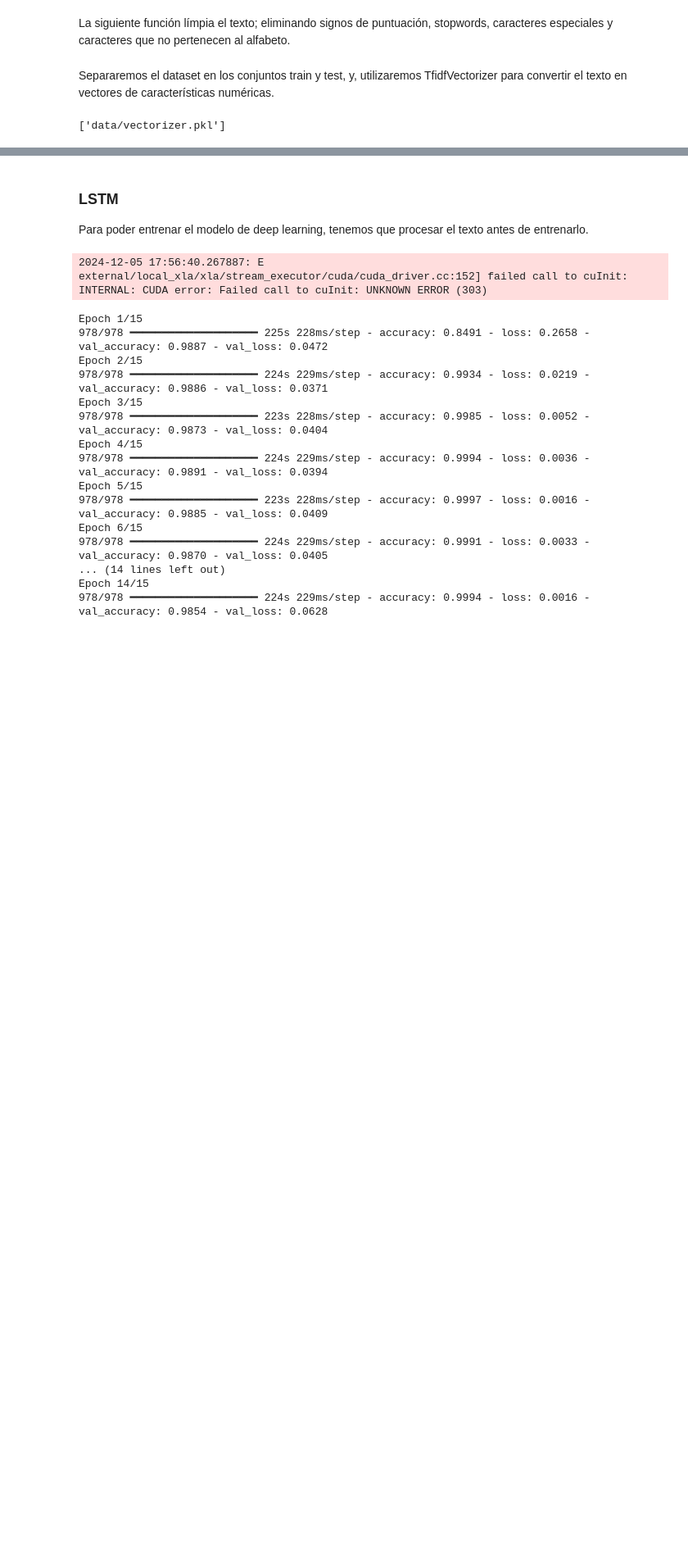
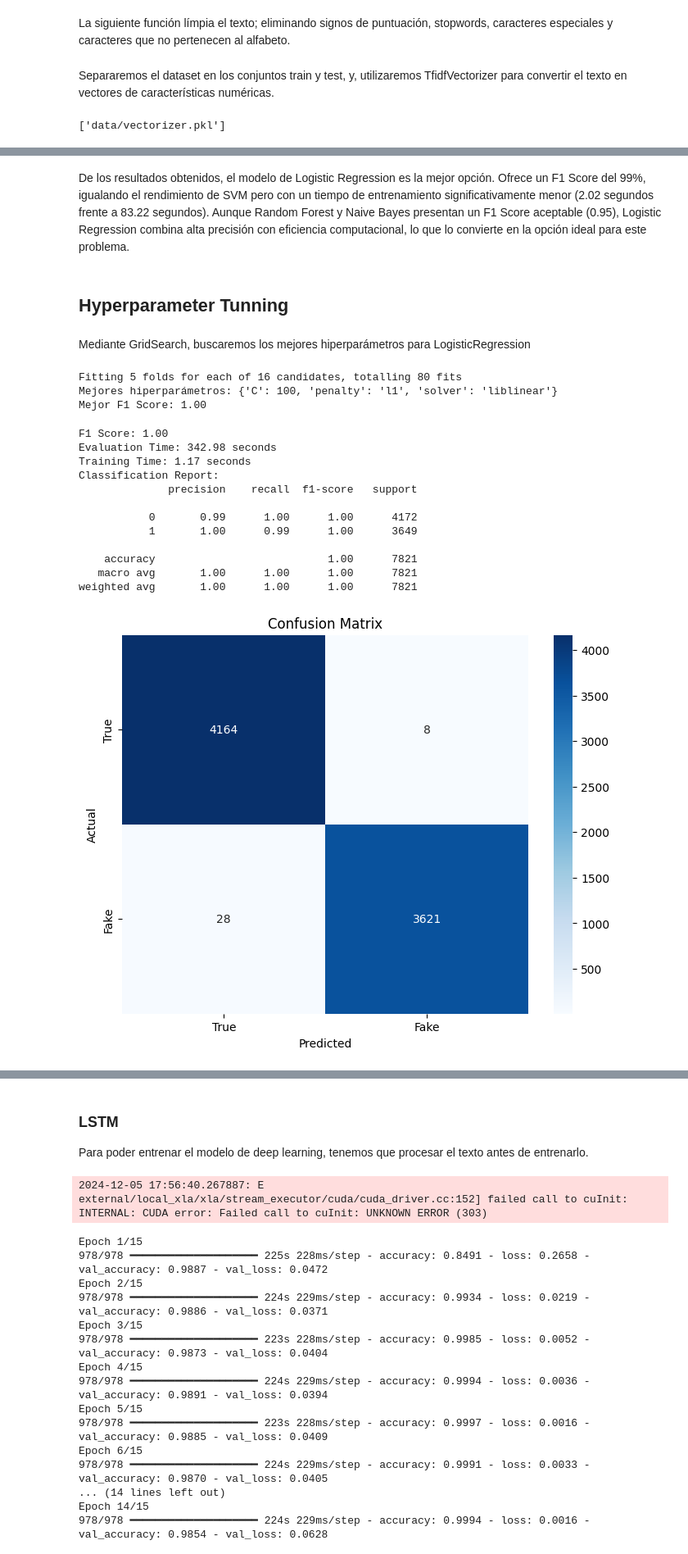
Before and after one commit to Demeuldre/APC-Real-Fake-News, a Jupyter notebook: Notebook.ipynb, the cells around one changed output, grey strips where cells are left out. Shown at 82% size. Cells and saved outputs as stored; diff of their text form; code cells hidden in the pictures; blank space fills up the shorter version.

```diff
--- a/Notebook.ipynb
+++ b/Notebook.ipynb
@@ -734,0 +647,67 @@ weighted avg       1.00      1.00      1.00      7821
+# %% [markdown]
+De los resultados obtenidos, el modelo de Logistic Regression es la mejor opción. Ofrece un F1 Score del 99%, igualando el rendimiento de SVM pero con un tiempo de entrenamiento significativamente menor (2.02 segundos frente a 83.22 segundos). Aunque Random Forest y Naive Bayes presentan un F1 Score aceptable (0.95), Logistic Regression combina alta precisión con eficiencia computacional, lo que lo convierte en la opción ideal para este problema.
+# %% [markdown]
+## Hyperparameter Tunning
+# %% [markdown]
+Mediante GridSearch, buscaremos los mejores hiperparámetros para LogisticRegression
+# %%
+
+# Definir el modelo de Logistic Regression
+log_reg = LogisticRegression()
+
+# Definir el espacio de hiperparámetros para la búsqueda
+param_grid = {
+    'C': [0.1, 1, 10, 100],
+    'penalty': ['l1', 'l2'],
+    'solver': ['liblinear', 'saga']
+}
+
+# Configurar GridSearchCV
+grid_search = GridSearchCV(estimator=log_reg, param_grid=param_grid, cv=5, scoring='f1', n_jobs=-1, verbose=2)
+
+# Ejecutar GridSearchCV
+grid_search.fit(X_train_tfidf, y_train)
+
+# Mostrar los mejores hiperparámetros
+print(f'Mejores hiperparámetros: {grid_search.best_params_}')
+print(f'Mejor F1 Score: {grid_search.best_score_:.2f}')
+# %% [output]
+Fitting 5 folds for each of 16 candidates, totalling 80 fits
+Mejores hiperparámetros: {'C': 100, 'penalty': 'l1', 'solver': 'liblinear'}
+Mejor F1 Score: 1.00
+# %%
+# Evaluar el modelo con los hiperparametros obtenidos
+log_reg = LogisticRegression(C=100, penalty='l2', solver='liblinear')
+
+start_time = time.time()
+cv_scores = cross_val_score(model, X_train_tfidf, y_train, cv=10, scoring='f1')
+training_time = time.time() - start_time
+
+print(f'F1 Score: {cv_scores.mean():.2f}')
+print(f'Evaluation Time: {training_time:.2f} seconds')
+
+# Obtener matriz de confusión
+start_time = time.time()
+log_reg.fit(X_train_tfidf, y_train)
+training_time = time.time() - start_time
+y_pred = log_reg.predict(X_test_tfidf)
+
+print(f'Training Time: {training_time:.2f} seconds')
+print("Classification Report:")
+print(classification_report(y_test, y_pred))
+cm = confusion_matrix(y_test, y_pred)
+plot_confusion_mat(cm)
+# %% [output]
+F1 Score: 1.00
+Evaluation Time: 342.98 seconds
+Training Time: 1.17 seconds
+Classification Report:
+              precision    recall  f1-score   support
+
+           0       0.99      1.00      1.00      4172
+           1       1.00      0.99      1.00      3649
+
+    accuracy                           1.00      7821
+   macro avg       1.00      1.00      1.00      7821
+weighted avg       1.00      1.00      1.00      7821
+[figure, added]
```
Also changed, not shown: parts of 20 cells of this notebook, 1 other file.
